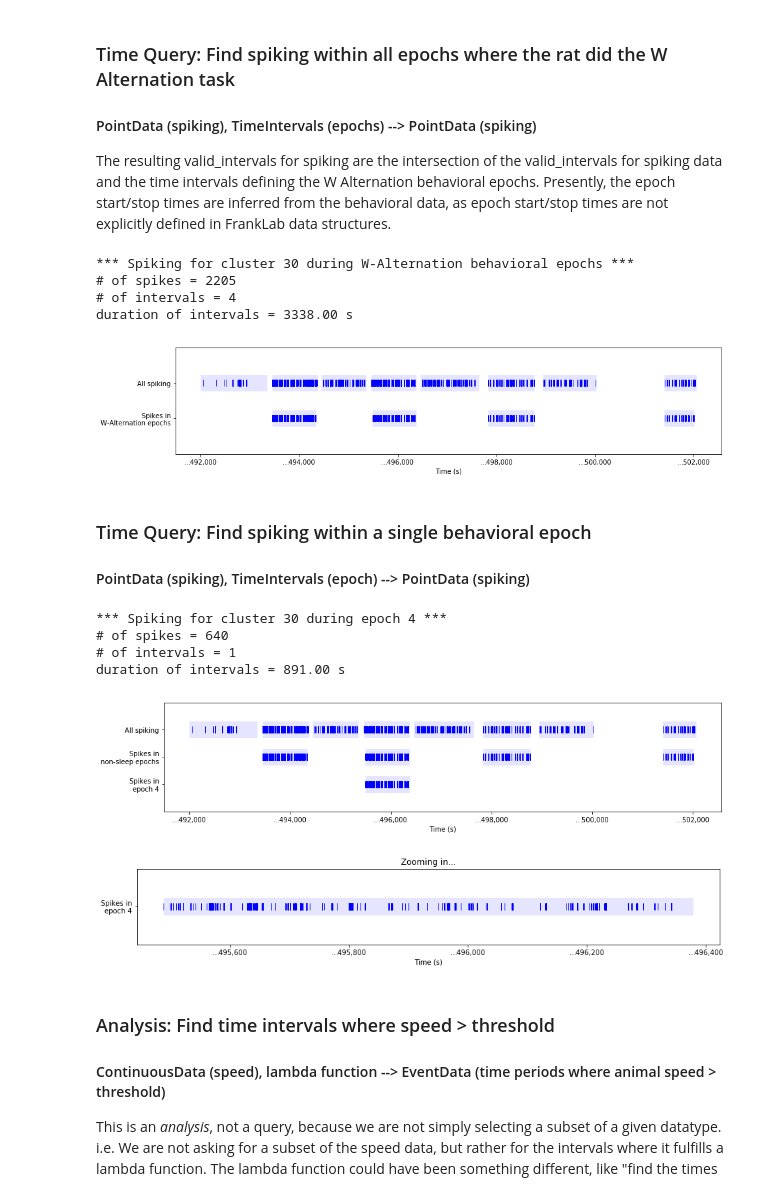
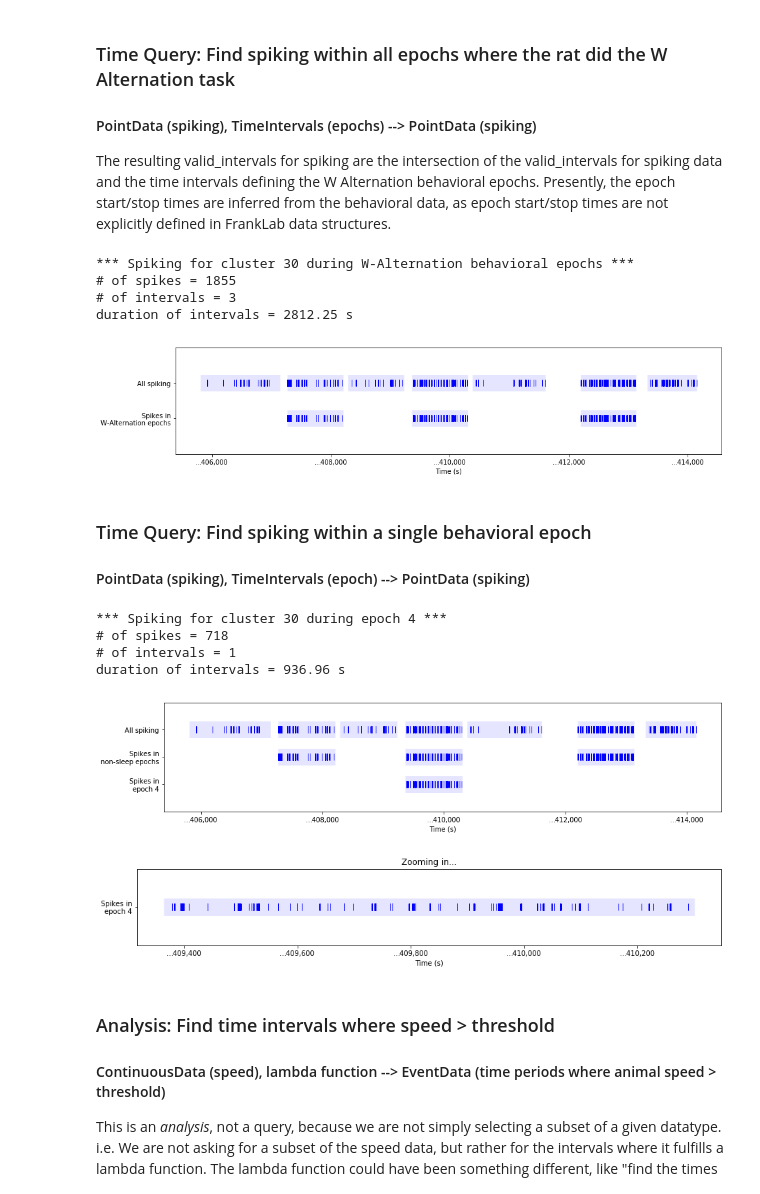
Before and after one commit to LorenFrankLab/franklab-nwb, a Jupyter notebook: place_field_with_queries.ipynb, the cells around one changed output. Saved outputs shown, nothing was run; the diff lists cells and outputs as text; code cells hidden in the pictures.

```diff
--- a/place_field_with_queries.ipynb
+++ b/place_field_with_queries.ipynb
@@ -54,8 +54,8 @@ Analysis:
 # %%
 # what data to analyze
 d = {}
-d['anim'] = 'Bon'
-d['day'] = 5 # 1-indexed
+d['anim'] = 'bon'
+d['day'] = 4 # 1-indexed
 
 d['epoch'] = 4 # 1-indexed
 d['cluster_id'] = 30
@@ -67,7 +67,7 @@ c['speed_threshold'] = 0.05 # m/s
 ### Read NWB file
 # %%
 animday = '{}{:02d}'.format(d['anim'], d['day'])
-nwb_filename = './' + animday + '_test.nwb'
+nwb_filename = './' + animday + '.nwb'
 
 print('Loading file: %s' % nwb_filename)
 io = pynwb.NWBHDF5IO(nwb_filename, mode='r')
@@ -199,39 +199,39 @@ The resulting valid_intervals for spiking are the intersection of the valid_inte
 # %%
 # Get start/stop times for all epochs where the rat ran the W Alternation task
 epoch_types = np.array([task.name for task in nwbf.epochs['task'][:]])
-behav_epoch_indices = np.where(epoch_types=='W Alternation')[0]
+behav_epoch_indices = np.where(epoch_types=='W-Alternation')[0]
 
 # Build a TimeIntervals query with start/stop times of W Alternation behavioral epochs
 behav_intervals = []
 for i in behav_epoch_indices:
     epoch_start = nwbf.epochs['start_time'][i]
     epoch_stop = nwbf.epochs['stop_time'][i]
     behav_intervals.append([epoch_start, epoch_stop])
 behav_intervals = TimeIntervals(np.array(behav_intervals)) # convert to TimeIntervals for query
 
 # time_query on spiking during W Alternation behavioral epochs
 spiking_behav = spiking_all.time_query(behav_intervals)
 
 print('*** Spiking for cluster %s during W-Alternation behavioral epochs ***' % d['cluster_id'])
 print('# of spikes = %d' % spiking_behav.point_times.shape[0])
 print('# of intervals = %d' % len(spiking_behav.valid_intervals))
 print('duration of intervals = %0.2f s' % np.sum(spiking_behav.valid_intervals.durations()))
 
 # Plot spiking
 spikeplots = [(spiking_all, 'All spiking'),
               (spiking_behav, 'Spikes in\nW-Alternation epochs')]
 
 fig1 = plt.figure(1, figsize=(15,3))
 ax1 = fig1.add_subplot(1, 1, 1)
 plot_PointData_multiple(spikeplots, axis=ax1)
 
 pass # suppress output
 # %% [output]
 *** Spiking for cluster 30 during W-Alternation behavioral epochs ***
-# of spikes = 2205
-# of intervals = 4
-duration of intervals = 3338.00 s
+# of spikes = 1855
+# of intervals = 3
+duration of intervals = 2812.25 s
-[figure, old version]
+[figure, new version]
 # %% [markdown]
 ### Time Query: Find spiking within a single behavioral epoch
 #### PointData (spiking), TimeIntervals (epoch) --> PointData (spiking)
@@ -267,11 +267,11 @@ ax2.set_title("Zooming in...")
 pass # suppress output
 # %% [output]
 *** Spiking for cluster 30 during epoch 4 ***
-# of spikes = 640
+# of spikes = 718
 # of intervals = 1
-duration of intervals = 891.00 s
+duration of intervals = 936.96 s
-[figure, old version]
+[figure, new version]
-[figure, old version]
+[figure, new version]
 # %% [markdown]
 ### Analysis: Find time intervals where speed > threshold
 #### ContinuousData (speed), lambda function --> EventData (time periods where animal speed > threshold)
```
Also changed, not shown: parts of 16 cells of this notebook, 1 other file.
